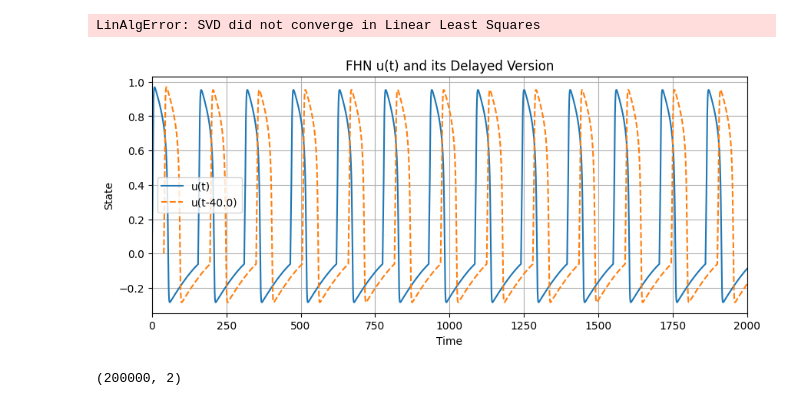
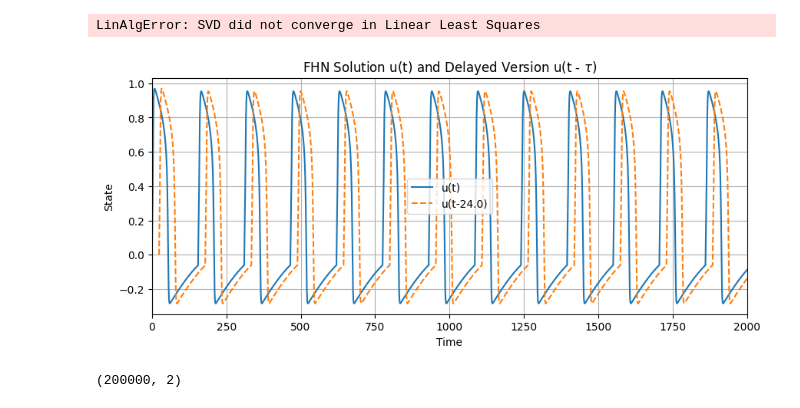
Before and after one commit to cswelch/SINDy-for-Cardiac-Electrophysiology, a Jupyter notebook: SINDy_non_autonomous_test.ipynb, the cells around one changed output. Drawn from its saved outputs; the diff is of its cells as text; code cells hidden in the pictures.

```diff
--- a/SINDy_non_autonomous_test.ipynb
+++ b/SINDy_non_autonomous_test.ipynb
@@ -702,30 +637,28 @@ def fhn_delayed_copy(Y, t, non_aut_term, tau, alpha=0.1):
 # %%
-# Extract u from the FHN solution
+# Extract u from FHN solution
 u_fhn = states_fhn[:, 0]
 
-# Define the delay
-tau = 40.0
+# Define time delay
+tau = 24.0
 
-# Calculate the shift in indices
+# Calculate number of steps to shift indices by and construct delayed u array using this value
 shift_indices = int(tau / dt)
-
-# Create the delayed u array
 u_delayed = np.full_like(u_fhn, np.nan)
 u_delayed[shift_indices:] = u_fhn[:-shift_indices]
 
-# Plot the results
+# Compare u and shifted u
 plt.figure(figsize=(10, 4))
 plt.plot(t_fhn, u_fhn, label='u(t)')
 plt.plot(t_fhn, u_delayed, label=f'u(t-{tau})', linestyle='--')
 plt.xlabel('Time')
 plt.ylabel('State')
-plt.title('FHN u(t) and its Delayed Version')
+plt.title(r'FHN Solution u(t) and Delayed Version u(t - $\tau$)')
 plt.legend()
 plt.grid(True)
-plt.xlim(0, 2000) # Zoom in to see the effect
+plt.xlim(0, 2000)
 plt.show()
 # %% [output]
-[figure, old version]
+[figure, new version]
 # %%
 print(states_fhn.shape)
 plt.plot(t_fhn, states_fhn)
```
Also changed, not shown: parts of 13 cells of this notebook, 1 other file.
